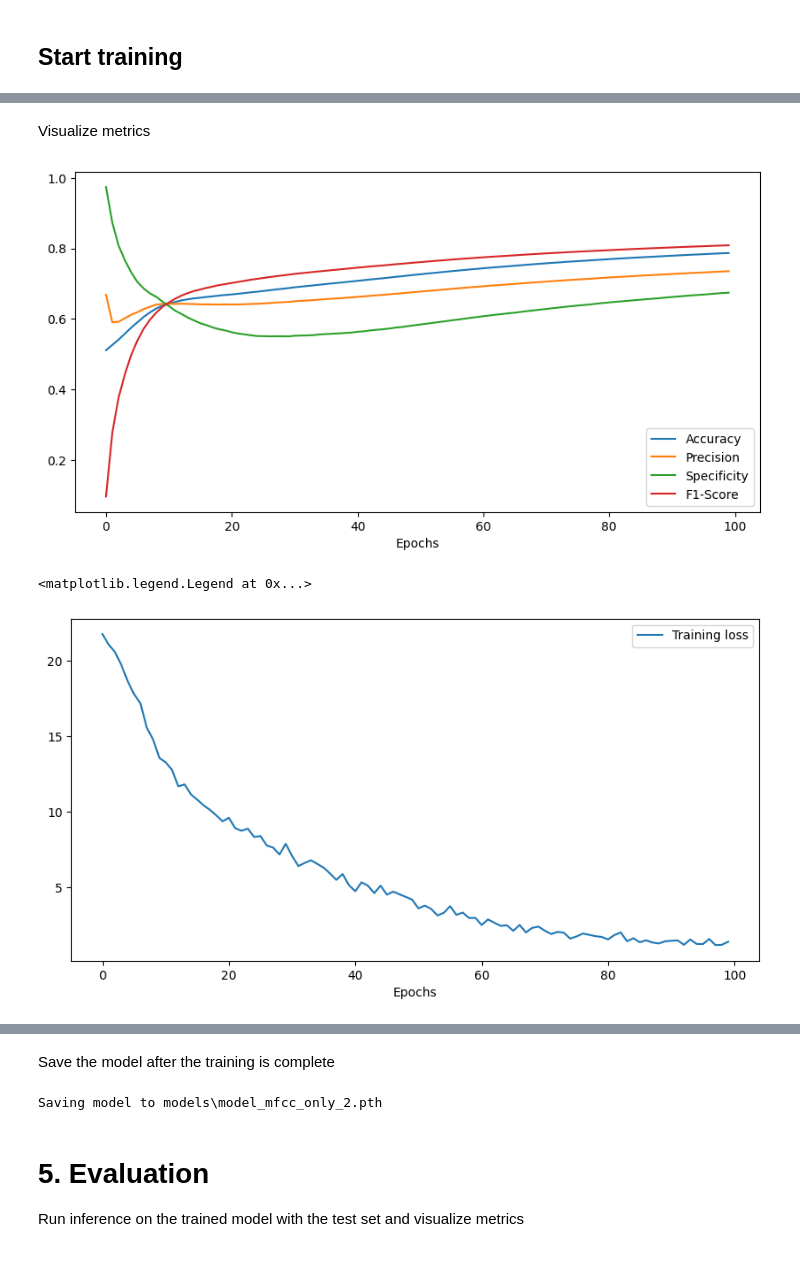
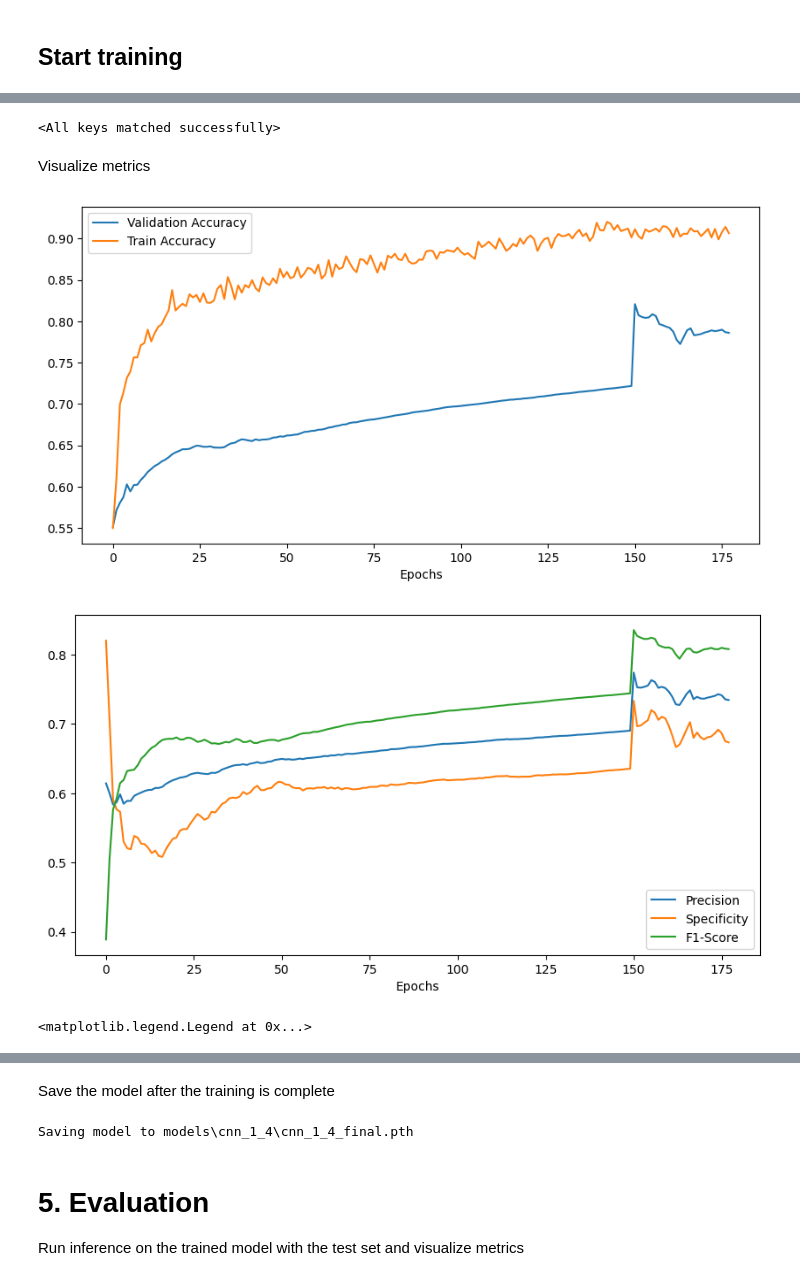
Before and after one commit to iTzAymen/PCG_Classification, a Jupyter notebook: main.ipynb, the cells around one changed output, grey strips where cells are left out. Drawn from its saved outputs; the diff is of its cells as text; code cells hidden in the pictures.

```diff
--- a/main.ipynb
+++ b/main.ipynb
@@ -55,7 +65,7 @@ N_MFCC=13 # traditional number
 # %%
-MODEL_NAME = 'model_mfcc_only_2'
+MODEL_NAME = 'cnn_1_(no_scheduler__no_resampler__spectrogram)'
 IMPORT = False  #Import model state_dict if available
-TEMP = False    #Import temp model state_dict if available
+MODEL_IMPORT_NAME = 'cnn_1_final'  + '.pth'
 # %% [markdown]
 Hyperparameters
 # %%
@@ -536,21 +612,35 @@ Finished Training
+# %%
+# set model params to the best ones
+myModel.load_state_dict(best_model)
+# %% [output]
+<All keys matched successfully>
 # %% [markdown]
 Visualize metrics
 # %%
-plt.figure(figsize=(10,5))
+train_metrics = get_metrics(MODEL_NAME)
+
+plt.figure(figsize=(10, 5))
 plt.xlabel("Epochs")
-
-plt.plot(train_metrics['epochs'] ,train_metrics['acc'], label='Accuracy')
-plt.plot(train_metrics['epochs'], train_metrics['precision'], label='Precision')
-plt.plot(train_metrics['epochs'], train_metrics['speci'], label='Specificity')
-plt.plot(train_metrics['epochs'], train_metrics['f1'], label='F1-Score')
+plt.plot(train_metrics.index ,train_metrics['validation_acc'], label='Validation Accuracy')
+plt.plot(train_metrics.index ,train_metrics['train_accuracy'], label='Train Accuracy')
 plt.legend()
 plt.show()
 
 plt.figure(figsize=(10,5))
 plt.xlabel("Epochs")
-plt.plot(train_metrics['epochs'], train_metrics['loss'], label='Training loss')
+
+plt.plot(train_metrics.index, train_metrics['precision'], label='Precision')
+plt.plot(train_metrics.index, train_metrics['specificity'], label='Specificity')
+plt.plot(train_metrics.index, train_metrics['f1-score'], label='F1-Score')
 plt.legend()
+plt.show()
+
+plt.figure(figsize=(10,5))
+plt.xlabel("Epochs")
+plt.plot(train_metrics.index, train_metrics['validation_loss'], label='Validation loss')
+plt.plot(train_metrics.index, train_metrics['train_loss'], label='Train loss')
+plt.legend()
 # %% [output]
-[figure, old version]
+[figure, new version]
+[figure, new version]
 <matplotlib.legend.Legend at 0x...>
-[figure, old version]
@@ -557,10 +648,12 @@ plt.legend()
 # %% [markdown]
 Save the model after the training is complete
 # %%
+MODEL_NAME_PTH = MODEL_NAME + '_final.pth'
+MODEL_SAVE_PATH = MODEL_PATH / MODEL_NAME_PTH
 print(f"Saving model to {MODEL_SAVE_PATH}")
 torch.save(obj=myModel.state_dict(), f=MODEL_SAVE_PATH)
 # %% [output]
-Saving model to models\model_mfcc_only_2.pth
+Saving model to models\cnn_1_4\cnn_1_4_final.pth
 # %% [markdown]
 # 5. Evaluation
 Run inference on the trained model with the test set and visualize metrics
```
Also changed, not shown: parts of 20 cells of this notebook, 5 other files.
